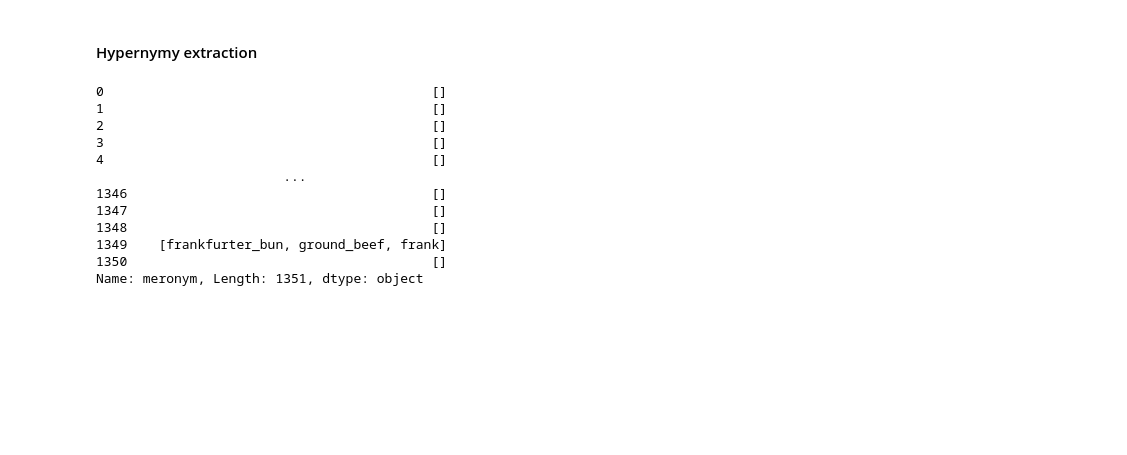
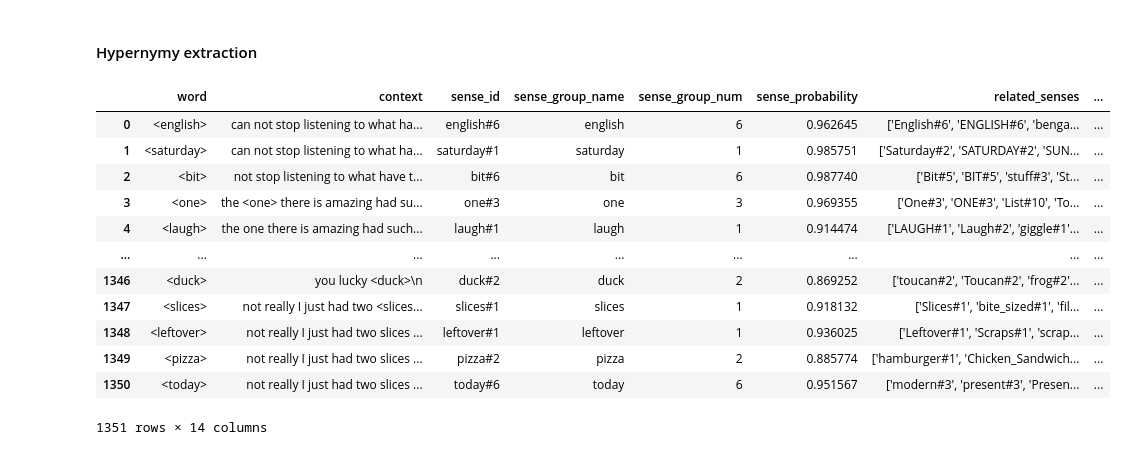
Before and after one commit to freelancer-raj/hhm_extractor, a Jupyter notebook: generate_sense_groups.ipynb, the cells around one changed output. Cells and saved outputs as stored; diff of their text form; code cells hidden in the pictures; blank space fills up the shorter version.

```diff
--- a/generate_sense_groups.ipynb
+++ b/generate_sense_groups.ipynb
@@ -407,12 +407,12 @@ for _, row in tqdm(sense_group_dataframe[["sense_group_name", "sense_group_num",
         all_meronyms_from_corpus.append(meronyms_from_corpus)
         all_hhm_map.append(hypernymy_dict_sorted)
     else:
-        all_hypernyms.append("--NA--")
-        all_hyponyms.append("--NA--")
-        all_meronyms.append("--NA--")
-        all_hypernyms_from_corpus.append("--NA--")
-        all_hyponyms_from_corpus.append("--NA--")
-        all_meronyms_from_corpus.append("--NA--")
+        all_hypernyms.append(None)
+        all_hyponyms.append([])
+        all_meronyms.append([])
+        all_hypernyms_from_corpus.append([])
+        all_hyponyms_from_corpus.append([])
+        all_meronyms_from_corpus.append([])
         all_hhm_map.append(hypernymy_dict)
 # %%
 sense_group_dataframe["hhm_map"] = all_hhm_map
@@ -426,17 +426,18 @@ sense_group_dataframe["meronym_from_corpus"] = all_meronyms_from_corpus
 hhm_mappings_file = os.path.join(data_directory, "hhm_mappings.csv")
 sense_group_dataframe.to_csv(hhm_mappings_file)
 # %%
-sense_group_dataframe.meronym
+sense_group_dataframe
 # %% [output]
+|  | word | context | sense_id | sense_group_name | sense_group_num | sense_probability | related_senses | ... |
+| 0 | <english> | can not stop listening to what ha... | english#6 | english | 6 | 0.962645 | ['English#6', 'ENGLISH#6', 'benga... | ... |
+| 1 | <saturday> | can not stop listening to what ha... | saturday#1 | saturday | 1 | 0.985751 | ['Saturday#2', 'SATURDAY#2', 'SUN... | ... |
+| 2 | <bit> | not stop listening to what have t... | bit#6 | bit | 6 | 0.987740 | ['Bit#5', 'BIT#5', 'stuff#3', 'St... | ... |
+| 3 | <one> | the <one> there is amazing had su... | one#3 | one | 3 | 0.969355 | ['One#3', 'ONE#3', 'List#10', 'To... | ... |
+| 4 | <laugh> | the one there is amazing had such... | laugh#1 | laugh | 1 | 0.914474 | ['LAUGH#1', 'Laugh#2', 'giggle#1'... | ... |
+| ... | ... | ... | ... | ... | ... | ... | ... | ... |
+| 1346 | <duck> | you lucky <duck>\n | duck#2 | duck | 2 | 0.869252 | ['toucan#2', 'Toucan#2', 'frog#2'... | ... |
+| 1347 | <slices> | not really I just had two <slices... | slices#1 | slices | 1 | 0.918132 | ['Slices#1', 'bite_sized#1', 'fil... | ... |
+| 1348 | <leftover> | not really I just had two slices ... | leftover#1 | leftover | 1 | 0.936025 | ['Leftover#1', 'Scraps#1', 'scrap... | ... |
+| 1349 | <pizza> | not really I just had two slices ... | pizza#2 | pizza | 2 | 0.885774 | ['hamburger#1', 'Chicken_Sandwich... | ... |
+| 1350 | <today> | not really I just had two slices ... | today#6 | today | 6 | 0.951567 | ['modern#3', 'present#3', 'Presen... | ... |
-0                                          []
-1                                          []
-2                                          []
-3                                          []
-4                                          []
-                        ...
-1346                                       []
-1347                                       []
-1348                                       []
-1349    [frankfurter_bun, ground_beef, frank]
-1350                                       []
-Name: meronym, Length: 1351, dtype: object
+1351 rows × 14 columns
```
